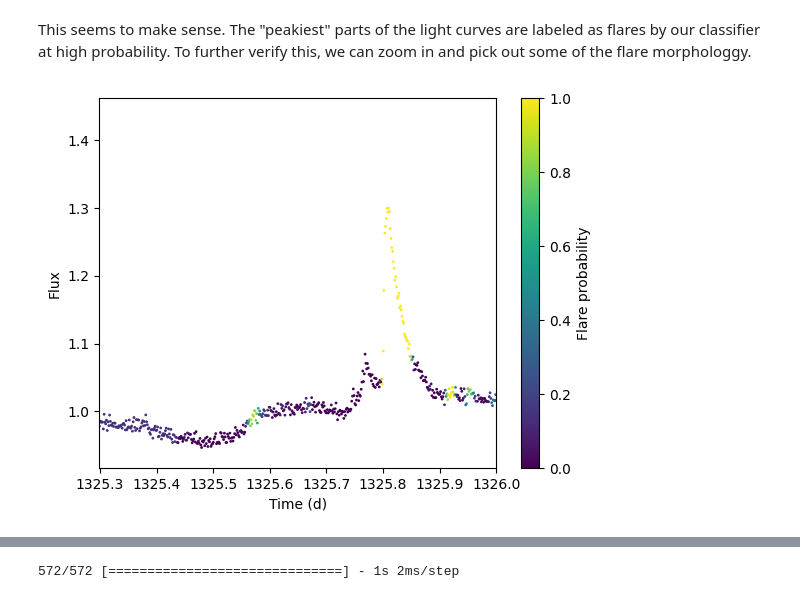
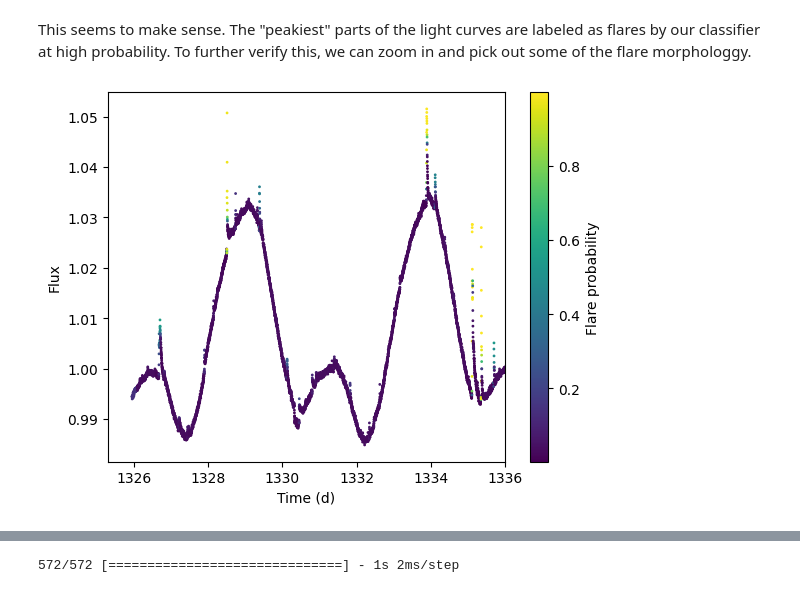
Before and after one commit to spacetelescope/project-tikebook, a Jupyter notebook: notebooks/7-rotation-speeds/interm_rotation_rate.ipynb, the cells around one changed output, grey strips where cells are left out. Cells and saved outputs as stored; diff of their text form; code cells hidden in the pictures.

```diff
--- a/notebooks/7-rotation-speeds/interm_rotation_rate.ipynb
+++ b/notebooks/7-rotation-speeds/interm_rotation_rate.ipynb
@@ -267,0 +259,6 @@ catalog
+# %%
+data_dir = './hellouniverse_stella_500/'
+filename = 'Guenther_2020_flare_catalog.txt'
+
+catalog = ascii.read(data_dir + filename)
+catalog
@@ -293,3 +312,6 @@ Text(0, 0.5, 'Count')
 # %% [markdown]
 # Assessing flares for this population
 In a previous notebook, we trained a convolutional neural network (CNN) to classify stellar flares using the `stella` package (<a href="https://joss.theoj.org/papers/10.21105/joss.02347.pdf">Feinstein et al. 2020</a>). Now, we'll use the code and intuition developed in that notebook to answer the following question: Does a star's rotation rate affect its flaring rate?
+# %%
+ds = stella.FlareDataSet(fn_dir=data_dir,
+                         catalog=data_dir+filename) # using the same catalog as above
@@ -346,11 +365,11 @@ This seems to make sense. The "peakiest" parts of the light curves are labeled a
 # %%
 # cnn_stella.predict_flux[0]
 fig, ax= plt.subplots()
 im  = ax.scatter(cnn_stella.predict_time[0], cnn_stella.predict_flux[0], c=cnn_stella.predictions[0], s=1. )
 plt.xlabel('Time (d)')
-plt.xlim(lc.time.min().value, 1326)
+plt.xlim(lc.time.min().value, 1336)
 plt.ylabel('Flux') # AS: check units
 plt.colorbar(im, label='Flare probability')
 plt.show()
 # %% [output]
-[figure, old version]
+[figure, new version]
```
Also changed, not shown: parts of 70 cells of this notebook.
